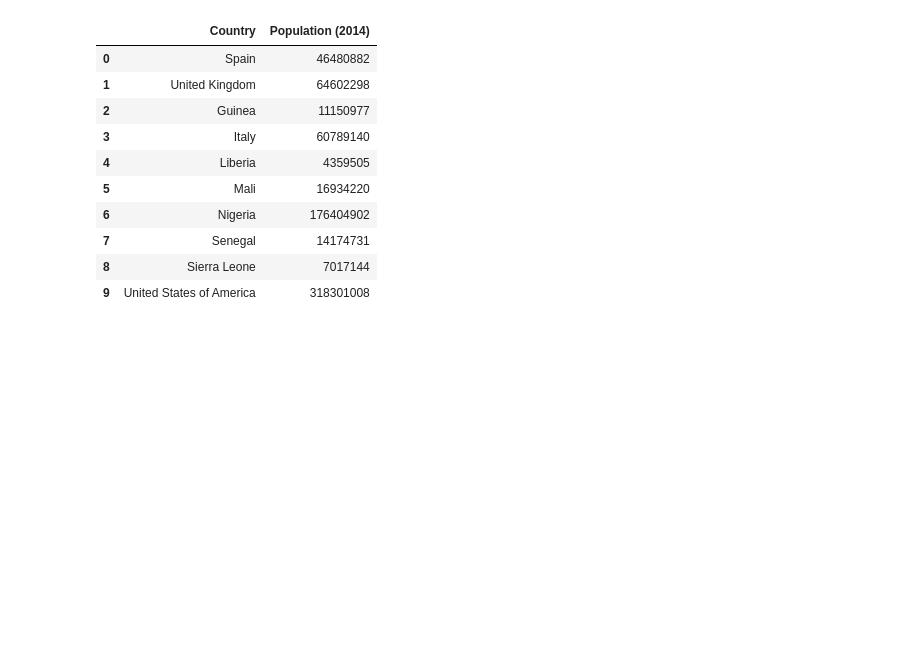
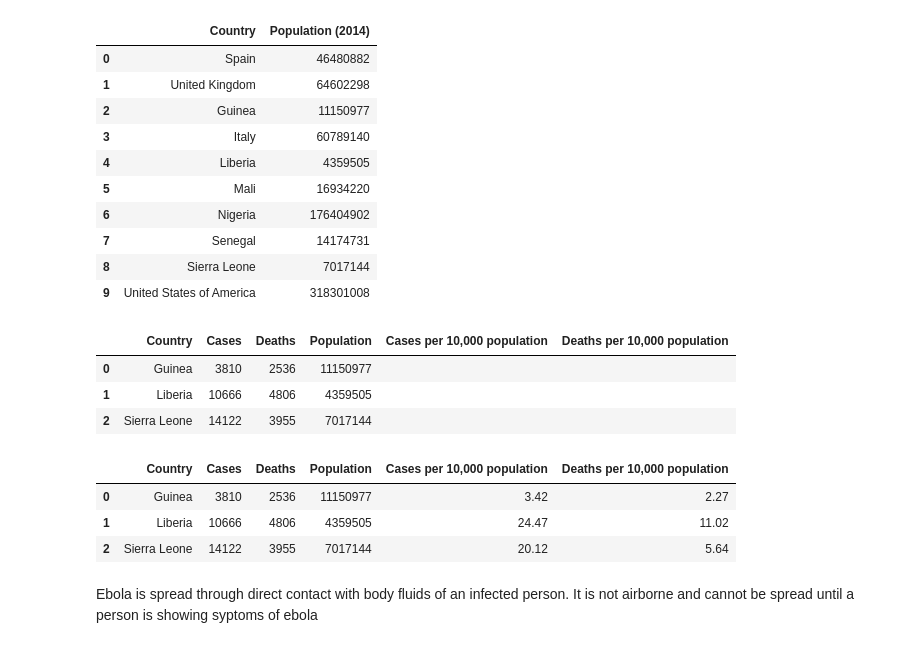
Before and after one commit to erharker/Json-s-and-the-pretty-pprintcesses, a Jupyter notebook: Ebola SARS.ipynb, the cells around one changed output. Drawn from its saved outputs; the diff is of its cells as text; code cells hidden in the pictures; blank space fills up the shorter version.

```diff
--- a/Ebola SARS.ipynb
+++ b/Ebola SARS.ipynb
@@ -221,6 +279,37 @@ ebola_pop.rename(columns={"Country Name":"Country"})
 | 7 | Senegal | 14174731 |
 | 8 | Sierra Leone | 7017144 |
 | 9 | United States of America | 318301008 |
+# %%
+
+data = {'Country':['Guinea', 'Liberia', 'Sierra Leone'],
+        'Cases':[3810, 10666, 14122],
+        'Deaths':[2536,4806,3955],
+        'Population':[11150977,4359505 ,7017144 ]}
+
+# Create DataFrame
+cases_per_pop = pd.DataFrame(data)
+cases_per_pop
+
+cases_pop_df=cases_per_pop
+cases_pop_df['Cases per 10,000 population']= ""
+cases_pop_df['Deaths per 10,000 population']= ""
+cases_pop_df
+# %% [output]
+|  | Country | Cases | Deaths | Population | Cases per 10,000 population | Deaths per 10,000 population |
+| 0 | Guinea | 3810 | 2536 | 11150977 |  |  |
+| 1 | Liberia | 10666 | 4806 | 4359505 |  |  |
+| 2 | Sierra Leone | 14122 | 3955 | 7017144 |  |  |
+# %%
+cases_pop_df['Cases per 10,000 population']= ((cases_pop_df['Cases'])/(cases_pop_df['Population']))*10000
+cases_pop_df['Deaths per 10,000 population']= ((cases_pop_df['Deaths'])/(cases_pop_df['Population']))*10000
+cases_pop_df.round(2)
+# %% [output]
+|  | Country | Cases | Deaths | Population | Cases per 10,000 population | Deaths per 10,000 population |
+| 0 | Guinea | 3810 | 2536 | 11150977 | 3.42 | 2.27 |
+| 1 | Liberia | 10666 | 4806 | 4359505 | 24.47 | 11.02 |
+| 2 | Sierra Leone | 14122 | 3955 | 7017144 | 20.12 | 5.64 |
 # %%
 #erged_df= pd.merge(ebola_df,ebola_pop,left_on=None)
 #merged_df= pd.merge(ebola_df,ebola_pop, left_on=None,how="inner")
+# %% [markdown]
+Ebola is spread through direct contact with body fluids of an infected person. It is not airborne and cannot be spread until a person is showing syptoms of ebola
```
Also changed, not shown: parts of 12 cells of this notebook, 2 other files.
